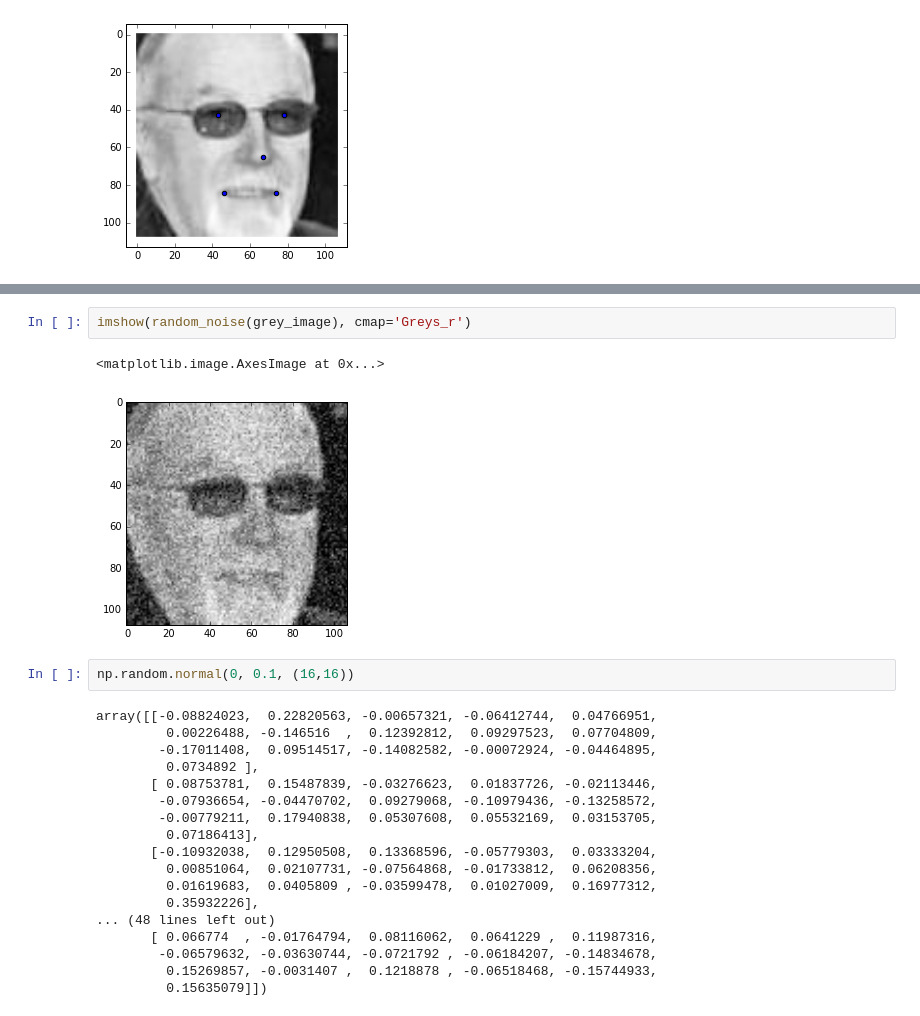
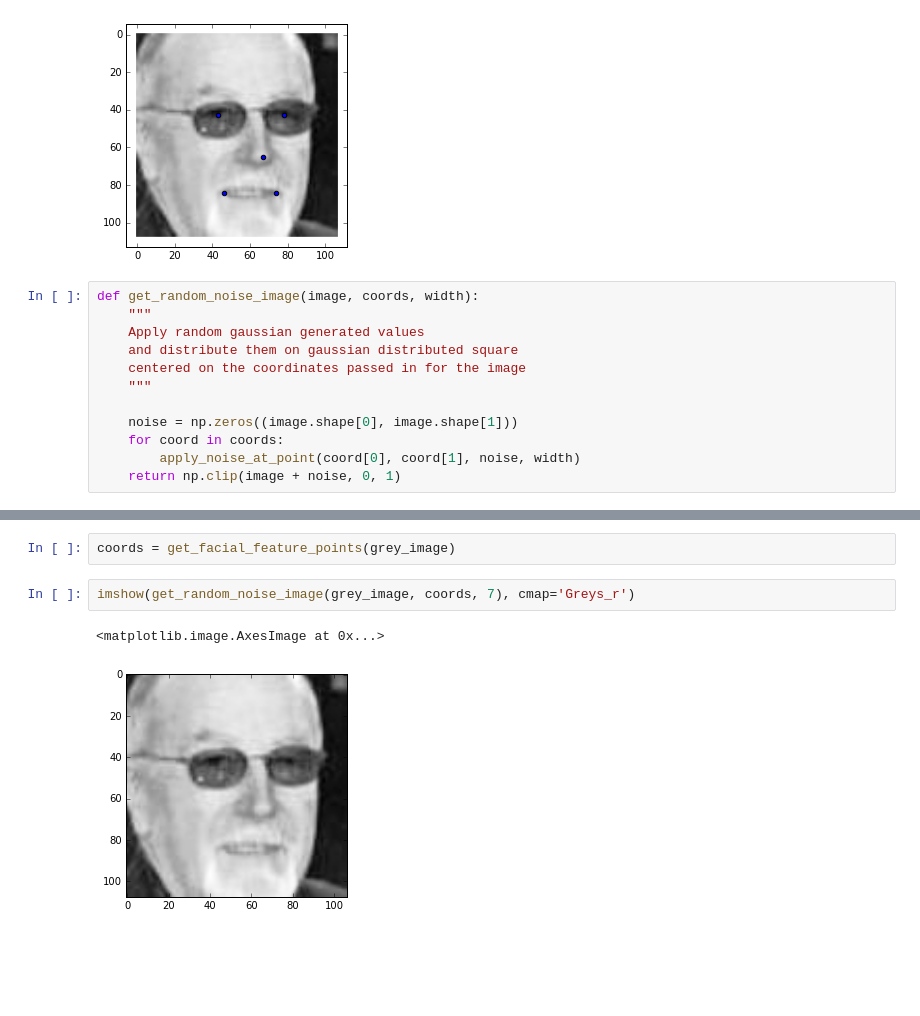
Before and after one commit to chrisjluc/FRS, a Jupyter notebook: notebooks/imageprocessing/ImageProcessing.ipynb, the cells around one changed output, grey strips where cells are left out. Cells and saved outputs as stored; diff of their text form; blank space fills up the shorter version.

Commit message:
Added code for random gaussian noise

```diff
--- a/notebooks/imageprocessing/ImageProcessing.ipynb
+++ b/notebooks/imageprocessing/ImageProcessing.ipynb
@@ -143,3 +152,15 @@ plt.scatter(coords[0], coords[1])
 plt.show()
 # %% [output]
 [figure]
+# %%
+def get_random_noise_image(image, coords, width):
+    """
+    Apply random gaussian generated values
+    and distribute them on gaussian distributed square
+    centered on the coordinates passed in for the image
+    """
+
+    noise = np.zeros((image.shape[0], image.shape[1]))
+    for coord in coords:
+        apply_noise_at_point(coord[0], coord[1], noise, width)
+    return np.clip(image + noise, 0, 1)
@@ -146,25 +189,7 @@ plt.show()
+# %%
+coords = get_facial_feature_points(grey_image)
 # %%
-imshow(random_noise(grey_image), cmap='Greys_r')
+imshow(get_random_noise_image(grey_image, coords, 7), cmap='Greys_r')
 # %% [output]
 <matplotlib.image.AxesImage at 0x...>
-[figure, old version]
+[figure, new version]
-# %%
-np.random.normal(0, 0.1, (16,16))
-# %% [output]
-array([[-0.08824023,  0.22820563, -0.00657321, -0.06412744,  0.04766951,
-         0.00226488, -0.146516  ,  0.12392812,  0.09297523,  0.07704809,
-        -0.17011408,  0.09514517, -0.14082582, -0.00072924, -0.04464895,
-         0.0734892 ],
-       [ 0.08753781,  0.15487839, -0.03276623,  0.01837726, -0.02113446,
-        -0.07936654, -0.04470702,  0.09279068, -0.10979436, -0.13258572,
-        -0.00779211,  0.17940838,  0.05307608,  0.05532169,  0.03153705,
-         0.07186413],
-       [-0.10932038,  0.12950508,  0.13368596, -0.05779303,  0.03333204,
-         0.00851064,  0.02107731, -0.07564868, -0.01733812,  0.06208356,
-         0.01619683,  0.0405809 , -0.03599478,  0.01027009,  0.16977312,
-         0.35932226],
-... (48 lines left out)
-       [ 0.066774  , -0.01764794,  0.08116062,  0.0641229 ,  0.11987316,
-        -0.06579632, -0.03630744, -0.0721792 , -0.06184207, -0.14834678,
-         0.15269857, -0.0031407 ,  0.1218878 , -0.06518468, -0.15744933,
-         0.15635079]])
```
Also changed, not shown: parts of 5 cells of this notebook.
